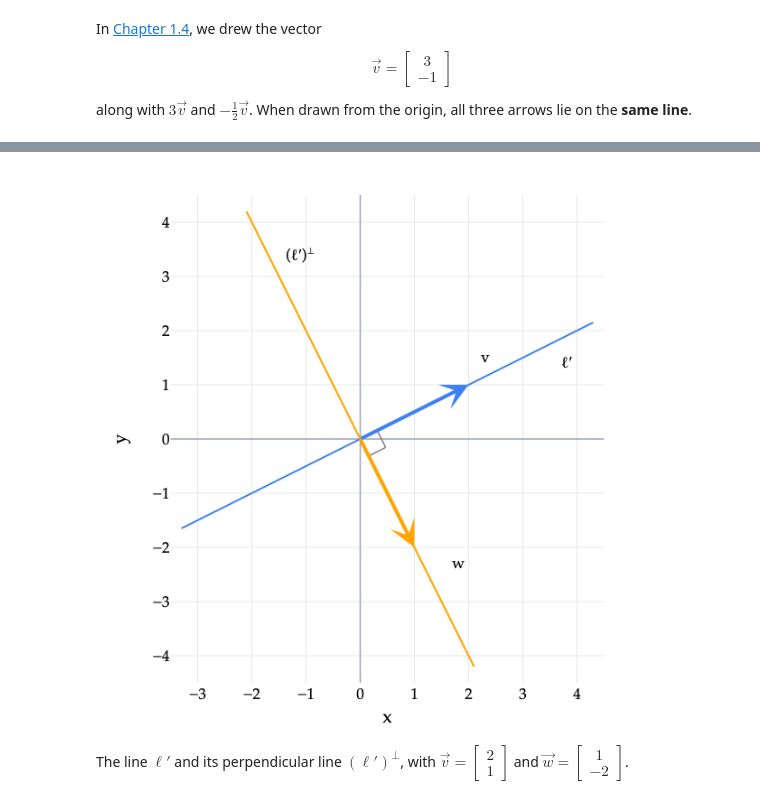
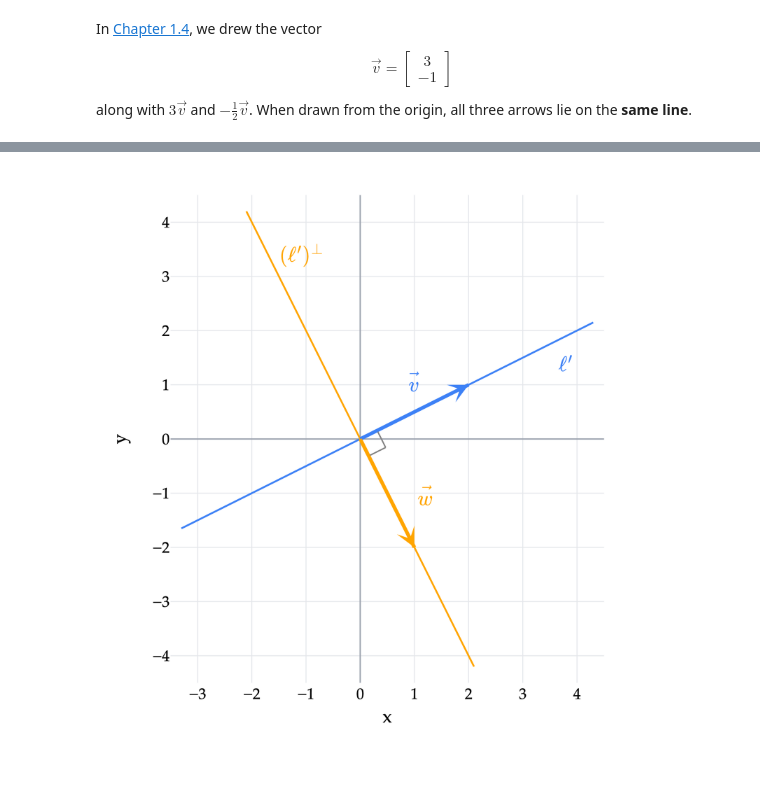
Before and after one commit to math-124/notes, a Jupyter notebook: ch02/02-01.ipynb, the cells around one changed output, grey strips where cells are left out. Cells and saved outputs as stored; diff of their text form; code cells hidden in the pictures; blank space fills up the shorter version.

```diff
--- a/ch02/02-01.ipynb
+++ b/ch02/02-01.ipynb
@@ -16,6 +16,7 @@ if str(_notes_root) not in sys.path:
 from plot_style import style_plotly
 
 BLUE, ORANGE, PINK = '#3d81f6', 'orange', '#d81a60'
+ANNOTATION_SIZE = 24
 
 
 def base2(xrange=(-5, 6), yrange=(-5, 5), width=700, height=580, tick=1):
@@ -35,22 +36,29 @@ def line2(fig, start, end, color=BLUE, dash='solid', width=2):
                             hoverinfo='skip', showlegend=False))
 
 
-def label2(fig, xy, label, dx=0, dy=0):
+def label2(fig, xy, label, dx=0, dy=0, color='black'):
+    # MathJax needs its own size command when exporting math labels to PNG.
+    if label.startswith('$') and label.endswith('$'):
+        label = r'$\Large ' + label[1:]
     fig.add_annotation(x=float(xy[0])+dx, y=float(xy[1])+dy, text=label, showarrow=False,
-                       font=dict(color='black', size=17))
+                       font=dict(family='Palatino', color=color, size=ANNOTATION_SIZE))
 
 
 def point2(fig, xy, label=None, dx=0.35, dy=0.35):
     fig.add_trace(go.Scatter(x=[xy[0]], y=[xy[1]], mode='markers',
                             marker=dict(color='black', size=7), hoverinfo='skip'))
-    if label: label2(fig, xy, label, dx, dy)
+    if label: label2(fig, xy, '$' + label.replace('−', '-') + '$', dx, dy)
 
 
-def vec2(fig, end, label=None, color=BLUE, start=(0, 0), dx=0.25, dy=0.3, width=3):
+def vec2(fig, end, label=None, color=BLUE, start=(0, 0), dx=0.3, dy=0.3, width=4):
+    # Match Chapter 1.4: a colored shaft, arrowhead, and midpoint math label.
+    line2(fig, start, end, color=color, width=width)
     fig.add_annotation(x=float(end[0]), y=float(end[1]), ax=float(start[0]), ay=float(start[1]),
                        xref='x', yref='y', axref='x', ayref='y', showarrow=True,
-                       text='', arrowhead=3, arrowsize=1.25, arrowwidth=width, arrowcolor=color)
-    if label: label2(fig,end,label,dx,dy)
+                       text='', arrowhead=3, arrowsize=1.2, arrowwidth=3, arrowcolor=color)
+    if label:
+        midpoint = (np.asarray(start, dtype=float) + np.asarray(end, dtype=float)) / 2
+        label2(fig, midpoint, label, dx, dy, color=color)
 
 
 def square2(fig, corner, along, perp, size=0.3):
@@ -535,14 +344,12 @@ An equation for $(\ell')^\perp$ is $2x+y=0$, using $\begin{bmatrix}2\\1\end{bmat
 # %%
 fig=base2((-3.5,4.5),(-4.5,4.5),width=620,height=620)
 line2(fig,(-3.3,-1.65),(4.3,2.15),BLUE)
 line2(fig,(-2.1,4.2),(2.1,-4.2),ORANGE)
-vec2(fig,(2,1),'v',BLUE,dx=0.3,dy=0.5,width=4)
-vec2(fig,(1,-2),'w',ORANGE,dx=0.8,dy=-0.3,width=4)
+vec2(fig,(2,1),r'$\vec{v}$',BLUE,dx=0,dy=0.6)
+vec2(fig,(1,-2),r'$\vec{w}$',ORANGE,dx=0.7,dy=0)
 square2(fig,(0,0),(2,1),(1,-2),0.35)
-label2(fig,(3.8,1.4),'ℓ′')
-label2(fig,(-1.1,3.4),'(ℓ′)<sup>⊥</sup>')
-fig.show(scale=2)
+label2(fig,(3.8,1.4),r"$\ell'$",color=BLUE)
+label2(fig,(-1.1,3.4),r"$(\ell')^\perp$",color=ORANGE)
+fig.show(scale=3)
 # %% [output]
-[figure, old version]
+[figure, new version]
-# %% [markdown]
-The line $\ell\prime$ and its perpendicular line $(\ell\prime)^\perp$, with $\vec v=\begin{bmatrix}2\\1\end{bmatrix}$ and $\vec w=\begin{bmatrix}1\\-2\end{bmatrix}$.
```
Also changed, not shown: parts of 26 cells of this notebook, 3 other files.
